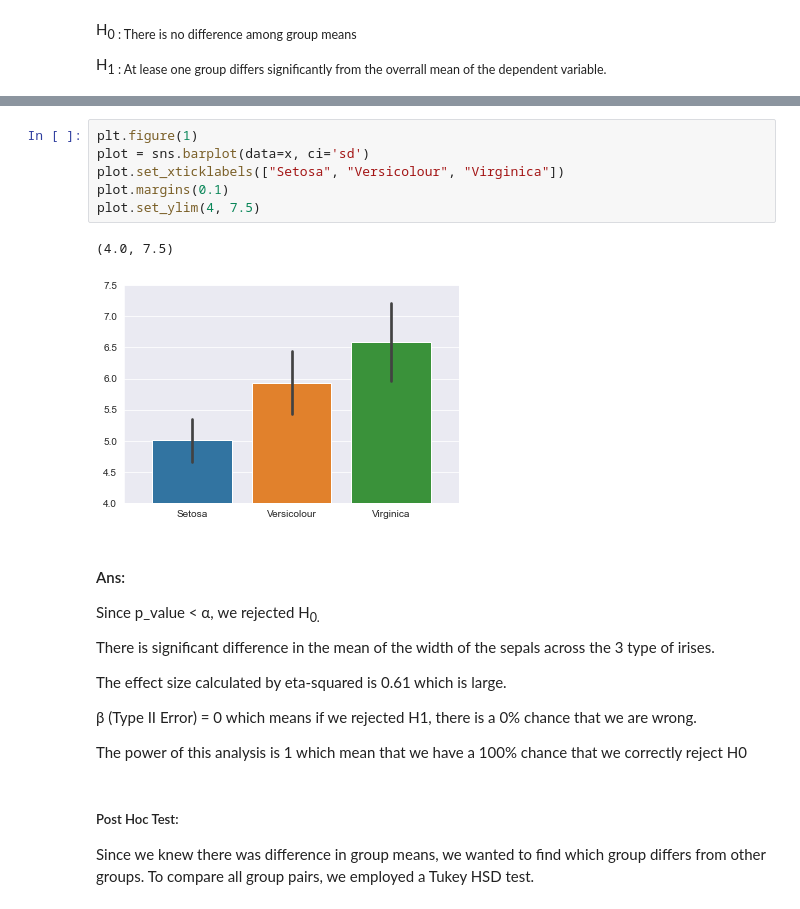
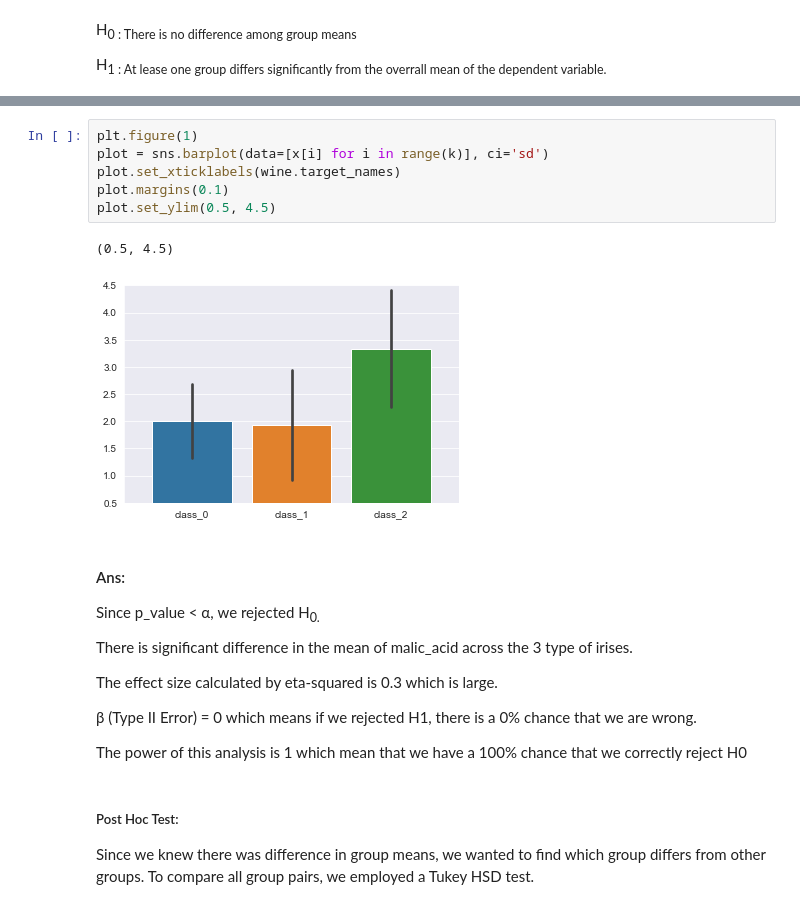
Before and after one commit to linhung0319/hypothesis_test, a Jupyter notebook: ANOVA/ANOVA.ipynb, the cells around one changed output, grey strips where cells are left out. Drawn from its saved outputs; the diff is of its cells as text.

```diff
--- a/ANOVA/ANOVA.ipynb
+++ b/ANOVA/ANOVA.ipynb
@@ -254,20 +244,20 @@ Power:  0.9999999999995698
 # %%
 plt.figure(1)
-plot = sns.barplot(data=x, ci='sd')
-plot.set_xticklabels(["Setosa", "Versicolour", "Virginica"])
+plot = sns.barplot(data=[x[i] for i in range(k)], ci='sd')
+plot.set_xticklabels(wine.target_names)
 plot.margins(0.1)
-plot.set_ylim(4, 7.5)
+plot.set_ylim(0.5, 4.5)
 # %% [output]
-(4.0, 7.5)
+(0.5, 4.5)
-[figure, old version]
+[figure, new version]
 # %% [markdown]
 #### Ans:
 
 Since p_value < α, we rejected H<sub>0.
 
-There is significant difference in the mean of the width of the sepals across the 3 type of irises.
+There is significant difference in the mean of malic_acid across the 3 type of irises.
 
-The effect size calculated by eta-squared is 0.61 which is large.
+The effect size calculated by eta-squared is 0.3 which is large.
 
 β (Type II Error) = 0 which means if we rejected H1, there is a 0% chance that we are wrong.
 
```
Also changed, not shown: parts of 6 cells of this notebook.
